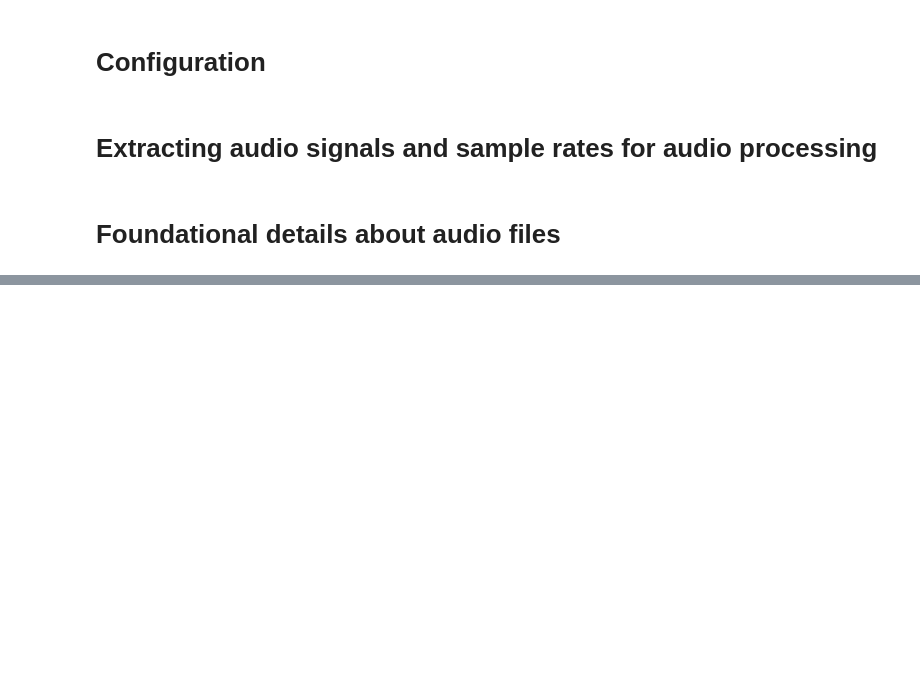
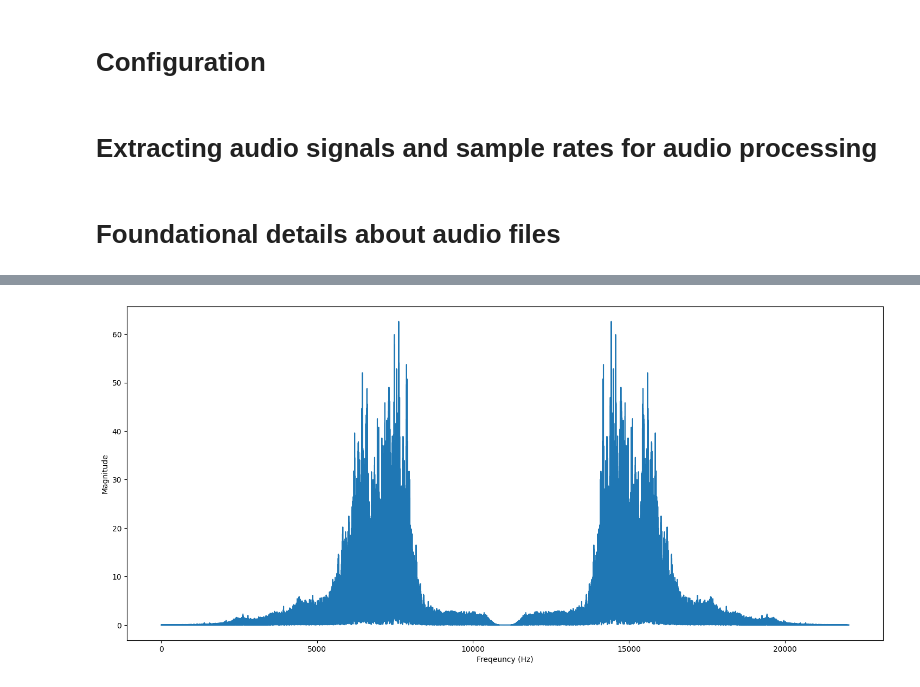
Before and after one commit to farrukh602/BirdCLEF2024-Classification-base-on-sounds, a Jupyter notebook: AudioProcessing/process_audio.ipynb, the cells around one changed output, grey strips where cells are left out. Cells and saved outputs as stored; diff of their text form; code cells hidden in the pictures; blank space fills up the shorter version.

```diff
--- a/AudioProcessing/process_audio.ipynb
+++ b/AudioProcessing/process_audio.ipynb
@@ -102,0 +85,14 @@ audio_data
+# %%
+# Deriving the frequency spectrum using FT
+ft = sp.fft.fft(signal)
+magnitude=np.absolute(ft)
+frequency = np.linspace(0, sr, len(magnitude))
+
+# Ploting the fourier transform spectrum
+plt.figure(figsize=(18,8))
+plt.plot(frequency[0:], magnitude)
+plt.xlabel('Freqeuncy (Hz)')
+plt.ylabel('Magnitude')
+plt.show()
+# %% [output]
+[figure, added]
```
Also changed, not shown: parts of 10 cells of this notebook.
